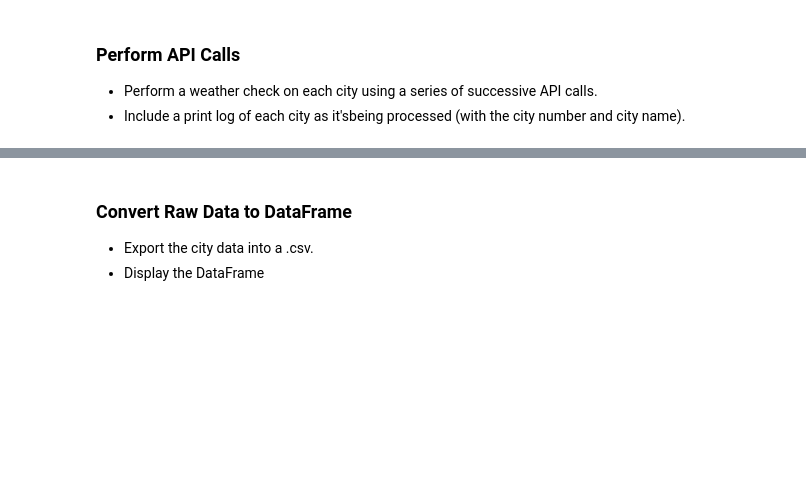
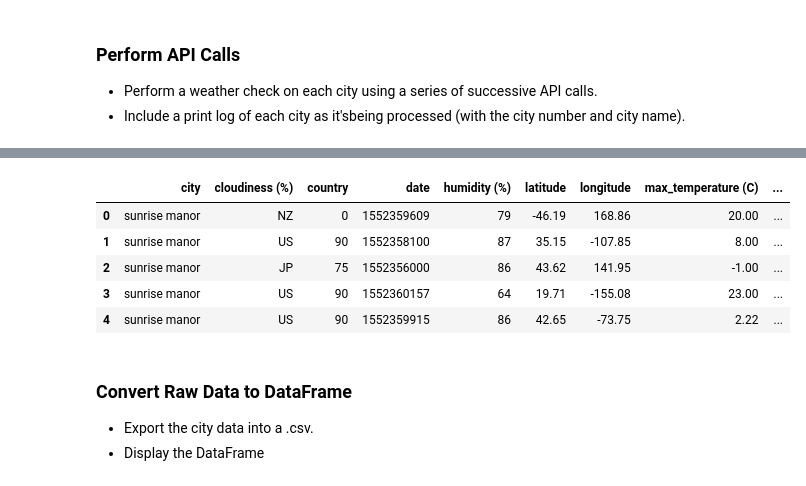
Before and after one commit to tnetherton19/Python_API-s, a Jupyter notebook: Final_Submission.ipynb, the cells around one changed output, grey strips where cells are left out. Drawn from its saved outputs; the diff is of its cells as text; code cells hidden in the pictures; blank space fills up the shorter version.

```diff
--- a/Final_Submission.ipynb
+++ b/Final_Submission.ipynb
@@ -102,18 +119,25 @@ len(citay)
 # %%
 # create a data frame from cities, lat, and temp
 weather_dict = {
-    "city":citay,
+    "city":city,
     "cloudiness (%)": cloudiness,
     "country":country,
     "date":date,
     "humidity (%)":humidity,
     "latitude":latitude,
     "longitude":longitude,
     "max_temperature (C)":max_temperature,
     "wind_speed (m/s)":wind_speed
 }
 weather_data = pd.DataFrame(weather_dict)
 weather_data.head()
+# %% [output]
+|  | city | cloudiness (%) | country | date | humidity (%) | latitude | longitude | max_temperature (C) | ... |
+| 0 | sunrise manor | NZ | 0 | 1552359609 | 79 | -46.19 | 168.86 | 20.00 | ... |
+| 1 | sunrise manor | US | 90 | 1552358100 | 87 | 35.15 | -107.85 | 8.00 | ... |
+| 2 | sunrise manor | JP | 75 | 1552356000 | 86 | 43.62 | 141.95 | -1.00 | ... |
+| 3 | sunrise manor | US | 90 | 1552360157 | 64 | 19.71 | -155.08 | 23.00 | ... |
+| 4 | sunrise manor | US | 90 | 1552359915 | 86 | 42.65 | -73.75 | 2.22 | ... |
 # %% [markdown]
 ### Convert Raw Data to DataFrame
 * Export the city data into a .csv.
```
Also changed, not shown: parts of 10 cells of this notebook.
